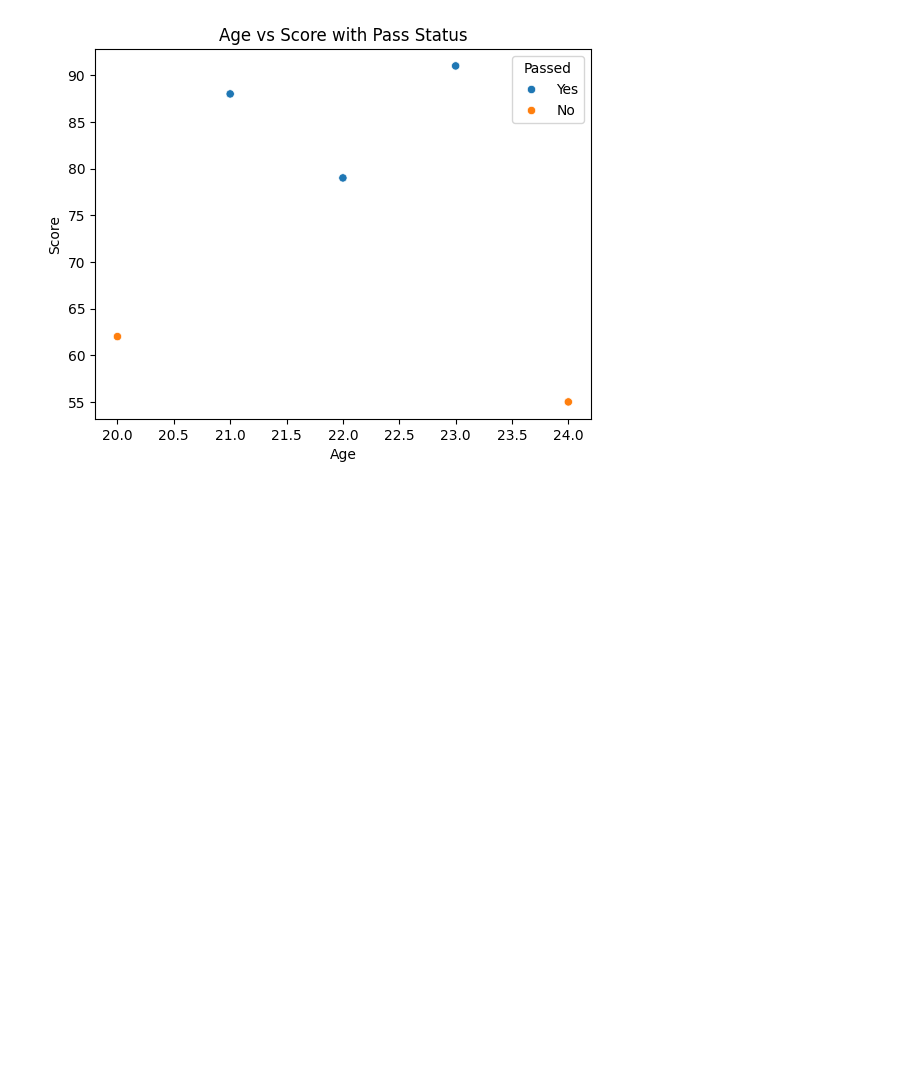
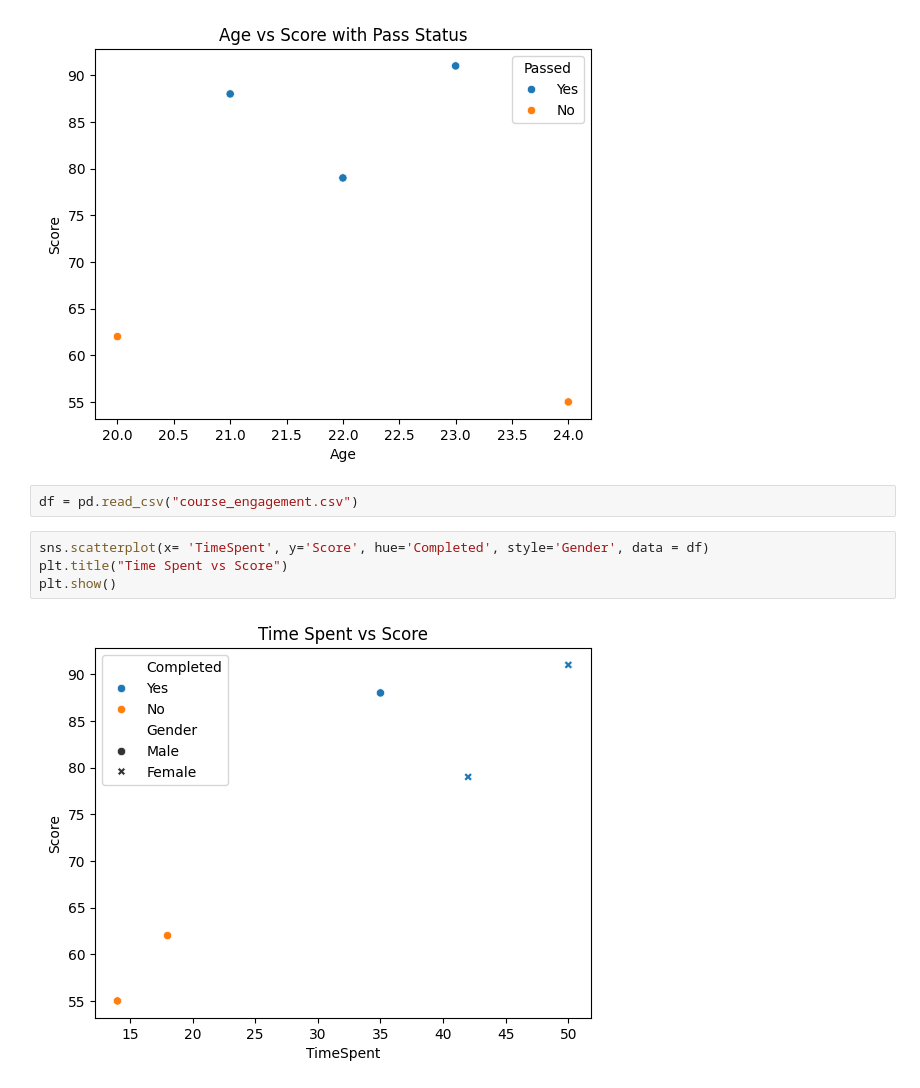
Before and after one commit to vibhorrrrr/Data-Analytics, a Jupyter notebook: visualization.ipynb, the cells around one changed output. Saved outputs shown, nothing was run; the diff lists cells and outputs as text; blank space fills up the shorter version.

```diff
--- a/visualization.ipynb
+++ b/visualization.ipynb
@@ -100,3 +111,11 @@ plt.title("Age vs Score with Pass Status")
 plt.show()
 # %% [output]
 [figure]
+# %%
+df = pd.read_csv("course_engagement.csv")
+# %%
+sns.scatterplot(x= 'TimeSpent', y='Score', hue='Completed', style='Gender', data = df)
+plt.title("Time Spent vs Score")
+plt.show()
+# %% [output]
+[figure, added]
```
Also changed, not shown: parts of 6 cells of this notebook, 1 other file.
